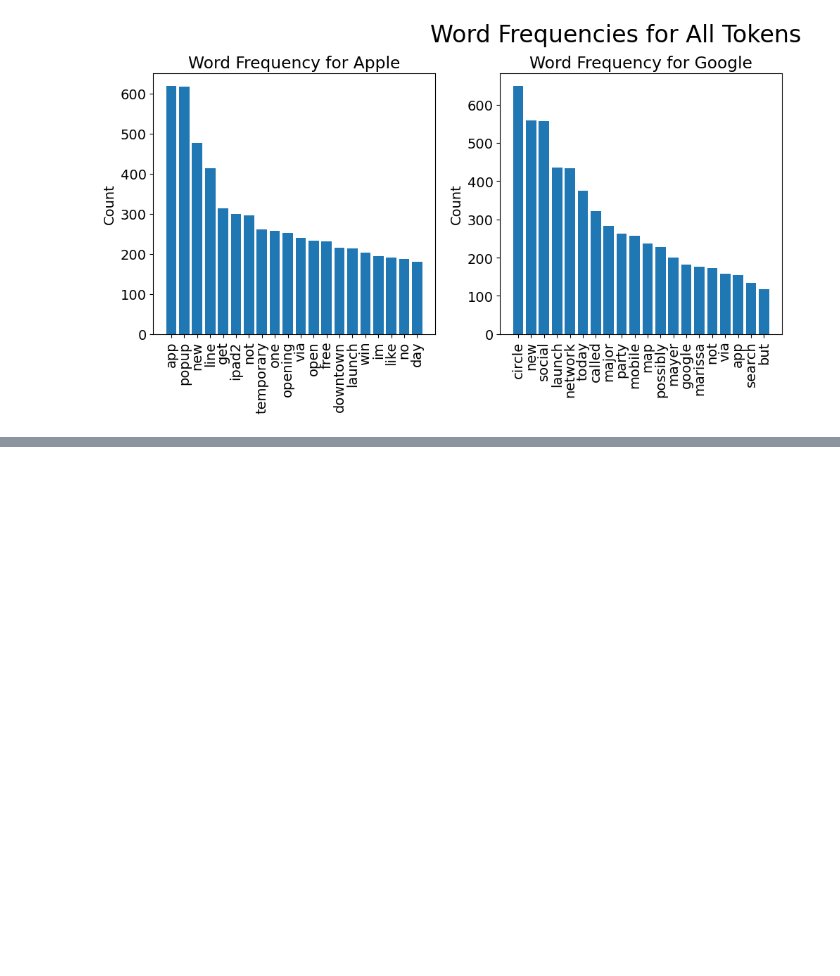
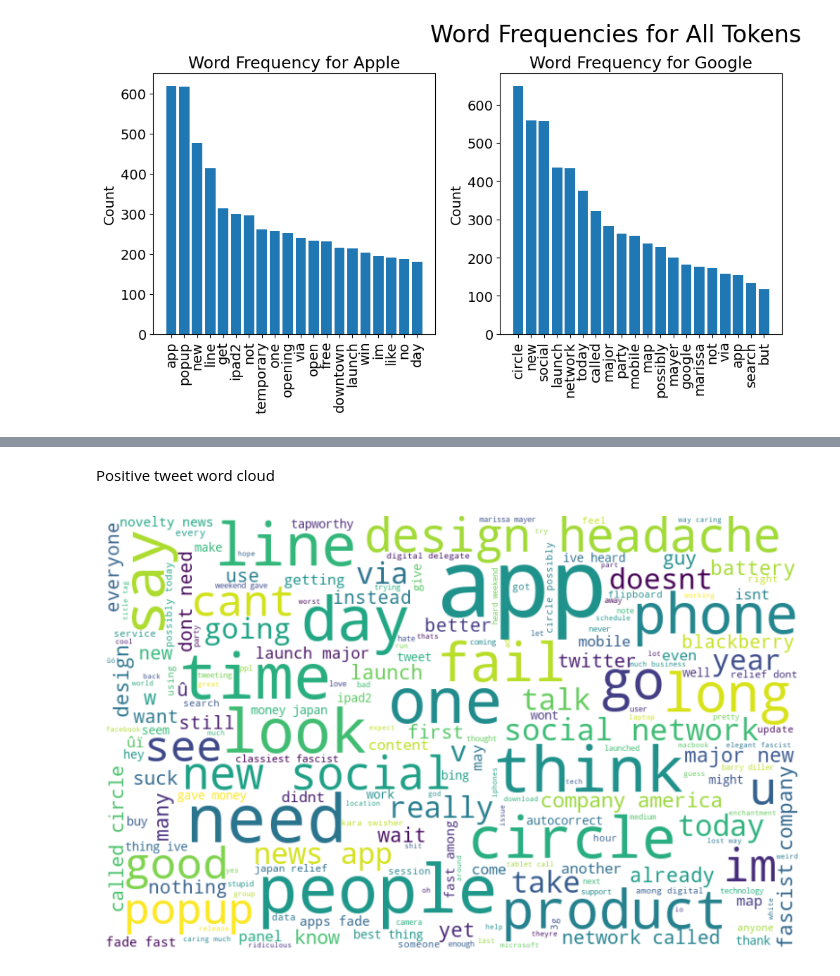
Before and after one commit to bizzfuzz/dsc-phase-4-project, a Jupyter notebook: Tweet.ipynb, the cells around one changed output, grey strips where cells are left out. Cells and saved outputs as stored; diff of their text form; code cells hidden in the pictures; blank space fills up the shorter version.

```diff
--- a/Tweet.ipynb
+++ b/Tweet.ipynb
@@ -554,0 +527,6 @@ stopwordlist = ['a', 'about', 'above', 'after', 'again', 'ain', 'all', 'am', 'an
+# %% [markdown]
+Positive tweet word cloud
+# %%
+tweet_cloud(df_pos)
+# %% [output]
+[figure, added]
```
Also changed, not shown: parts of 33 cells of this notebook.
